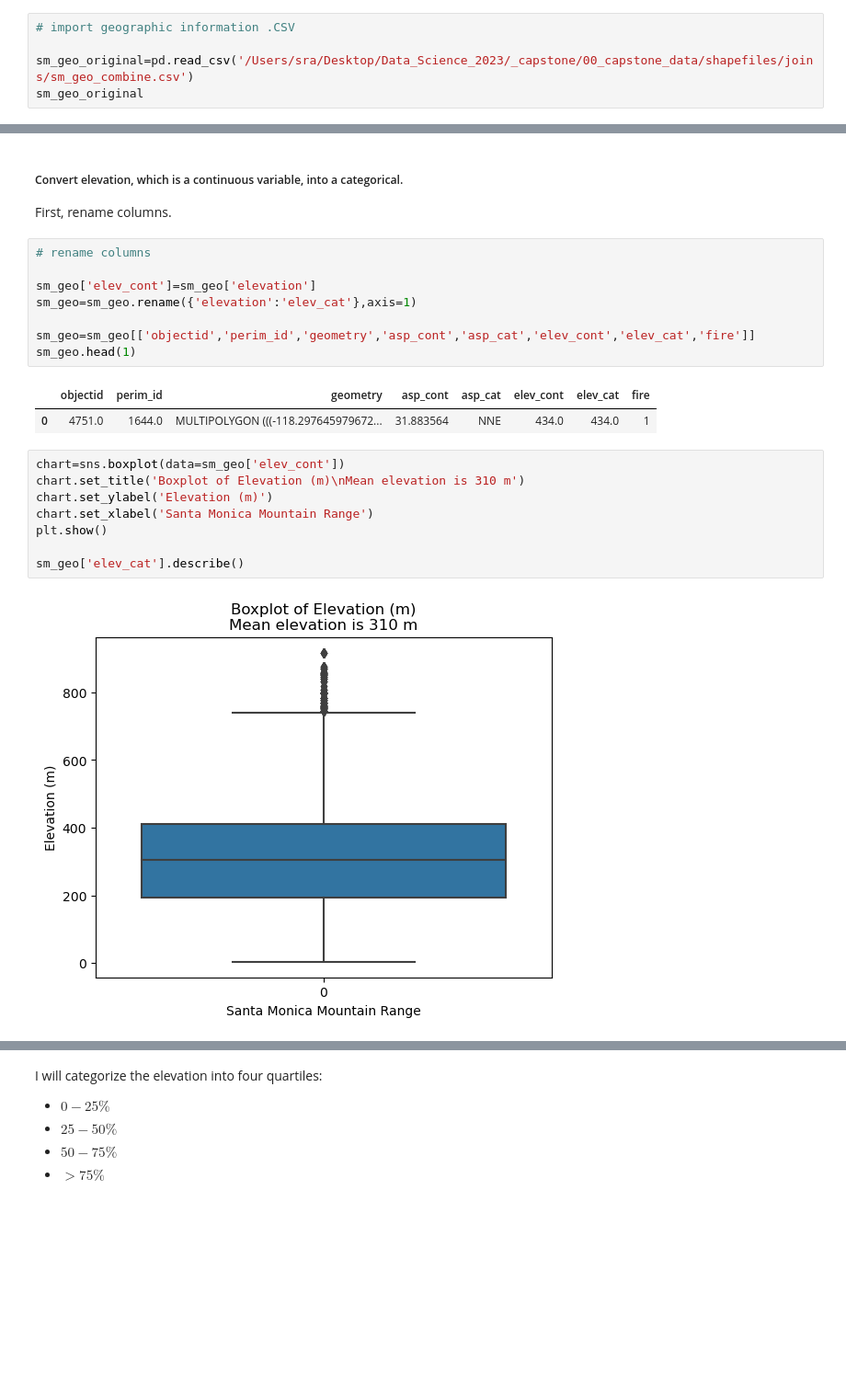
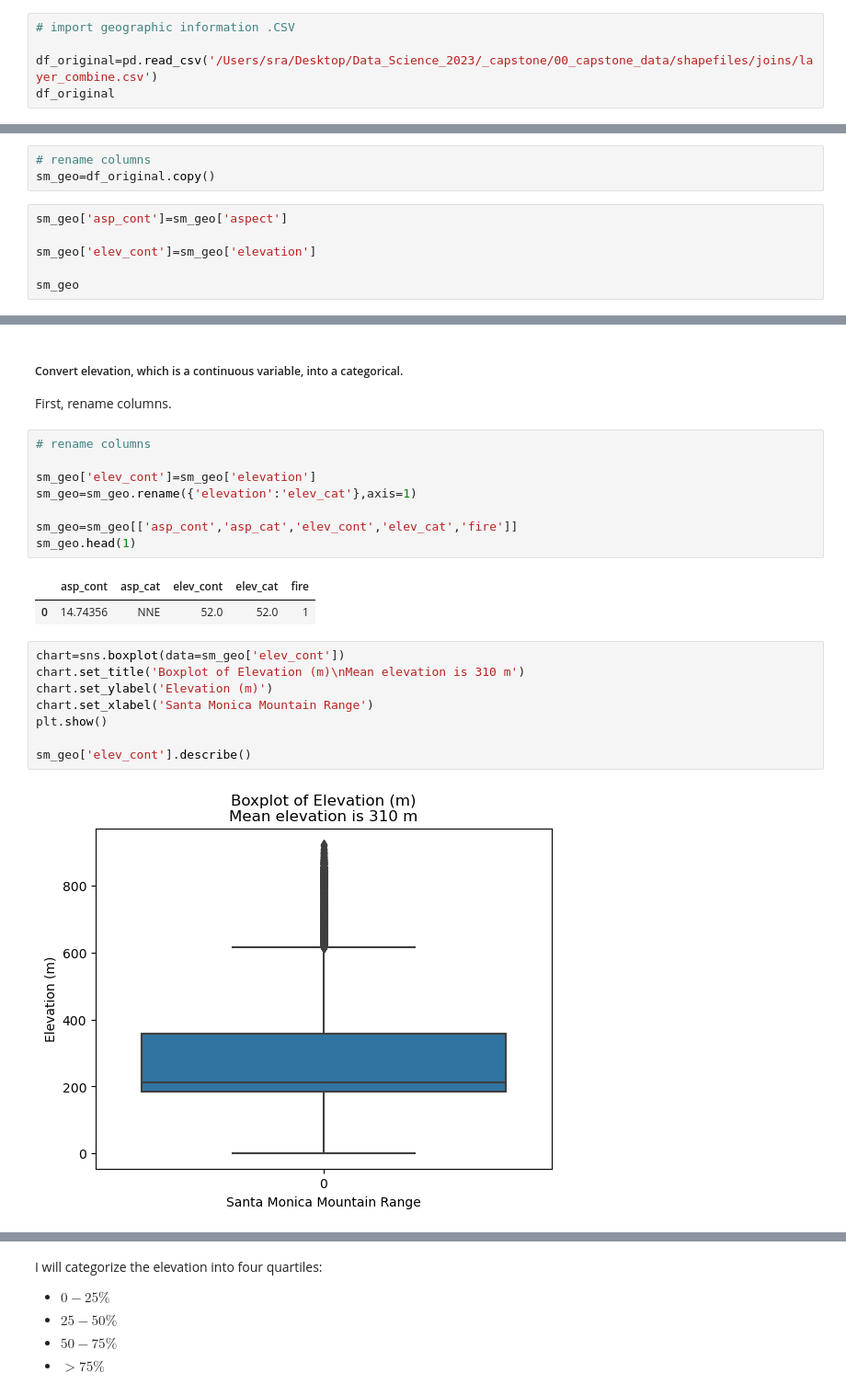
Before and after one commit to sralter/classifire, a Jupyter notebook: 01_capstone_notebooks/alter_samuel_capstone_geoanalysis.ipynb, the cells around one changed output, grey strips where cells are left out. Shown at 92% size. Cells and saved outputs as stored; diff of their text form; blank space fills up the shorter version.

Commit message:
updated geoanalysis and perimeters notebooks with latest data run

```diff
--- a/01_capstone_notebooks/alter_samuel_capstone_geoanalysis.ipynb
+++ b/01_capstone_notebooks/alter_samuel_capstone_geoanalysis.ipynb
@@ -30,6 +32,6 @@ from sklearn.model_selection import train_test_split
 # %%
 # import geographic information .CSV
 
-sm_geo_original=pd.read_csv('/Users/sra/Desktop/Data_Science_2023/_capstone/00_capstone_data/shapefiles/joins/sm_geo_combine.csv')
-sm_geo_original
+df_original=pd.read_csv('/Users/sra/Desktop/Data_Science_2023/_capstone/00_capstone_data/shapefiles/joins/layer_combine.csv')
+df_original
 # %% [output]
@@ -130,0 +55,9 @@ sm_geo
+# %%
+# rename columns
+sm_geo=df_original.copy()
+# %%
+sm_geo['asp_cont']=sm_geo['aspect']
+
+sm_geo['elev_cont']=sm_geo['elevation']
+
+sm_geo
@@ -208,18 +155,18 @@ First, rename columns.
 sm_geo['elev_cont']=sm_geo['elevation']
 sm_geo=sm_geo.rename({'elevation':'elev_cat'},axis=1)
 
-sm_geo=sm_geo[['objectid','perim_id','geometry','asp_cont','asp_cat','elev_cont','elev_cat','fire']]
+sm_geo=sm_geo[['asp_cont','asp_cat','elev_cont','elev_cat','fire']]
 sm_geo.head(1)
 # %% [output]
-|  | objectid | perim_id | geometry | asp_cont | asp_cat | elev_cont | elev_cat | fire |
-| 0 | 4751.0 | 1644.0 | MULTIPOLYGON (((-118.297645979672... | 31.883564 | NNE | 434.0 | 434.0 | 1 |
+|  | asp_cont | asp_cat | elev_cont | elev_cat | fire |
+| 0 | 14.74356 | NNE | 52.0 | 52.0 | 1 |
 # %%
 chart=sns.boxplot(data=sm_geo['elev_cont'])
 chart.set_title('Boxplot of Elevation (m)\nMean elevation is 310 m')
 chart.set_ylabel('Elevation (m)')
 chart.set_xlabel('Santa Monica Mountain Range')
 plt.show()
 
-sm_geo['elev_cat'].describe()
+sm_geo['elev_cont'].describe()
 # %% [output]
-[figure, old version]
+[figure, new version]
```
Also changed, not shown: parts of 23 cells of this notebook, 3 other files.
